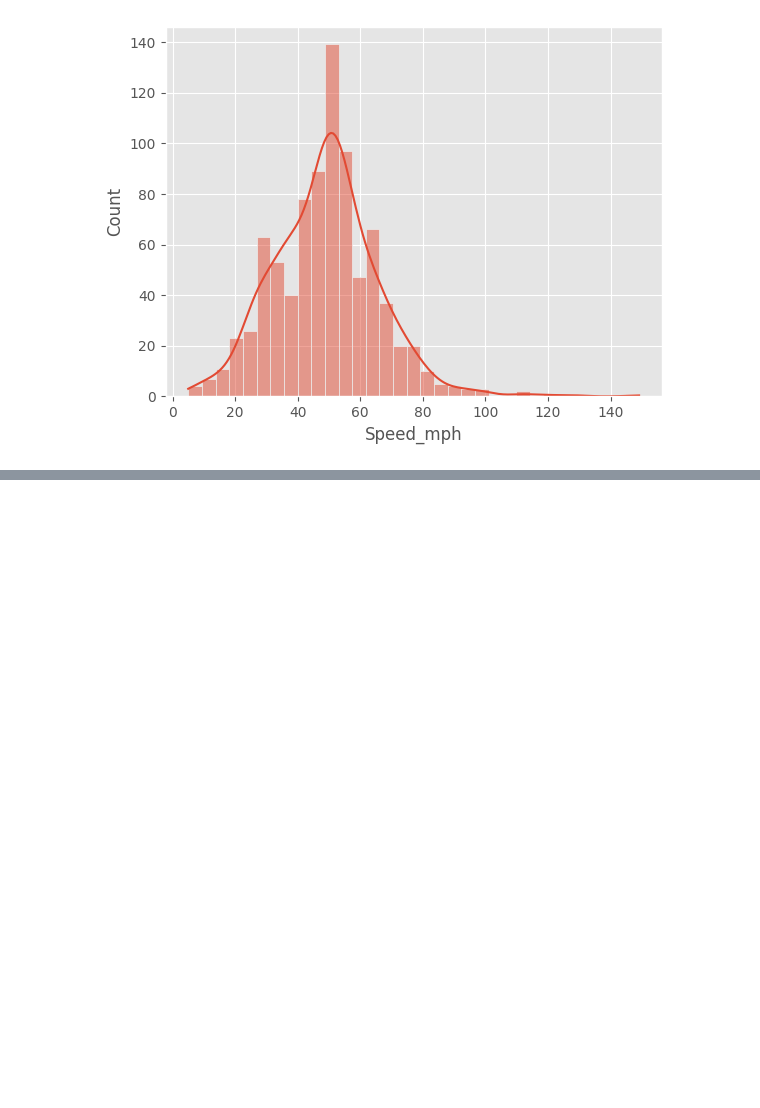
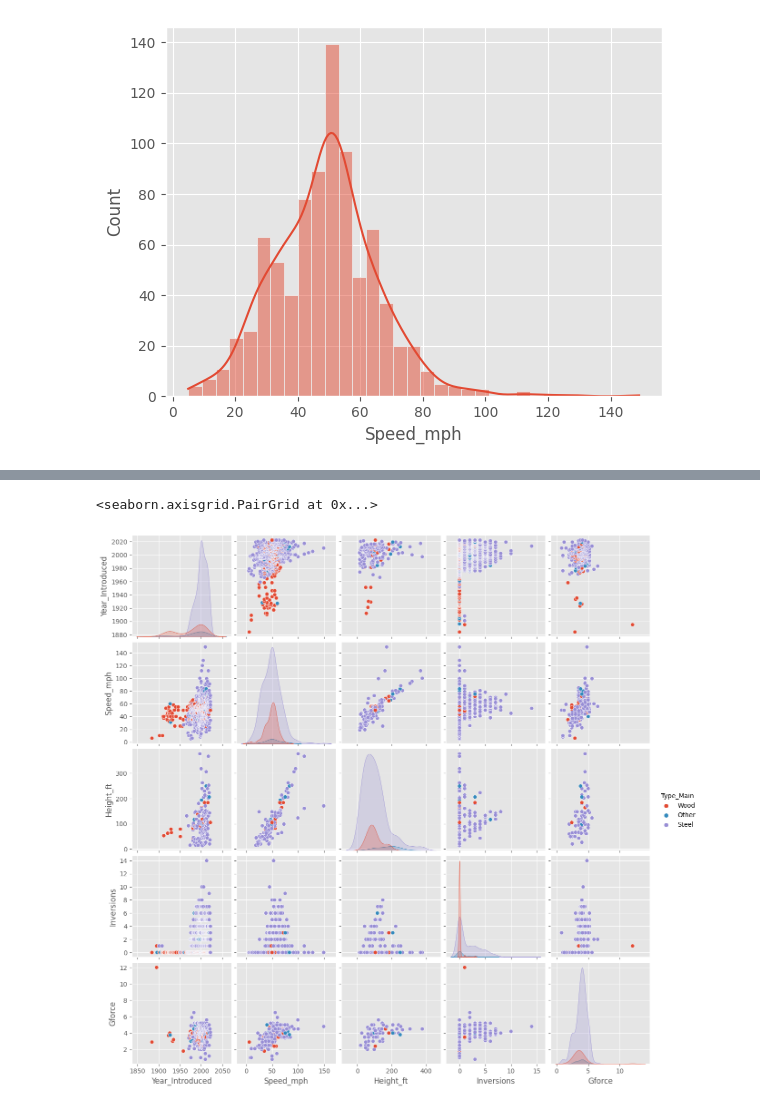
Before and after one commit to dissgod99/DataAnalysis-RollerCoasterDataset, a Jupyter notebook: analyse-dataset.ipynb, the cells around one changed output, grey strips where cells are left out. Cells and saved outputs as stored; diff of their text form; code cells hidden in the pictures; blank space fills up the shorter version.

```diff
--- a/analyse-dataset.ipynb
+++ b/analyse-dataset.ipynb
@@ -250,0 +273,8 @@ sns.histplot(data=df["Speed_mph"], kde=True)
+# %%
+sns.pairplot(data=df,
+             vars=["Year_Introduced", "Speed_mph",
+                   "Height_ft", "Inversions", "Gforce"],
+                   hue="Type_Main")
+# %% [output]
+<seaborn.axisgrid.PairGrid at 0x...>
+[figure, added]
```
Also changed, not shown: parts of 5 cells of this notebook.
